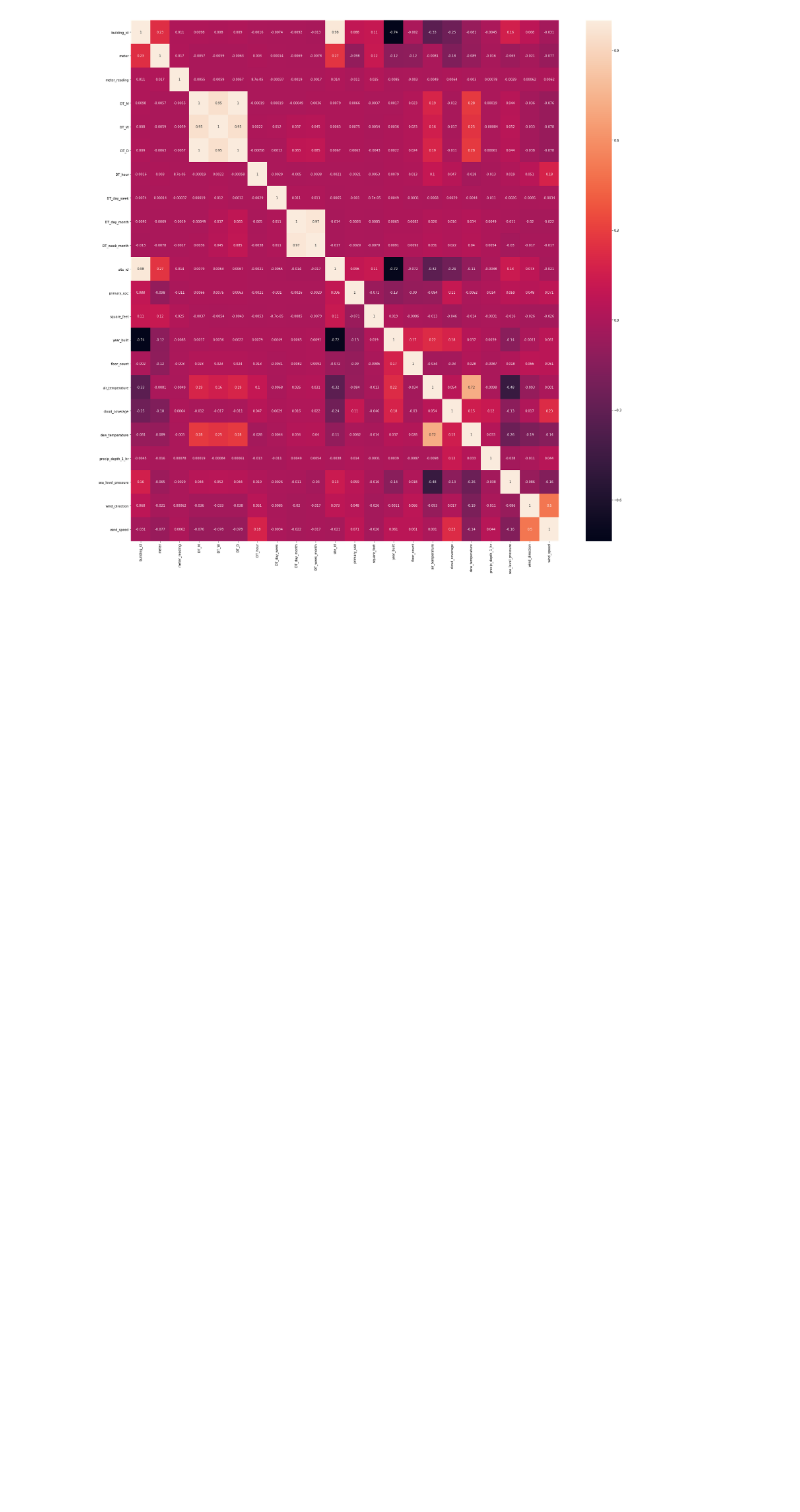
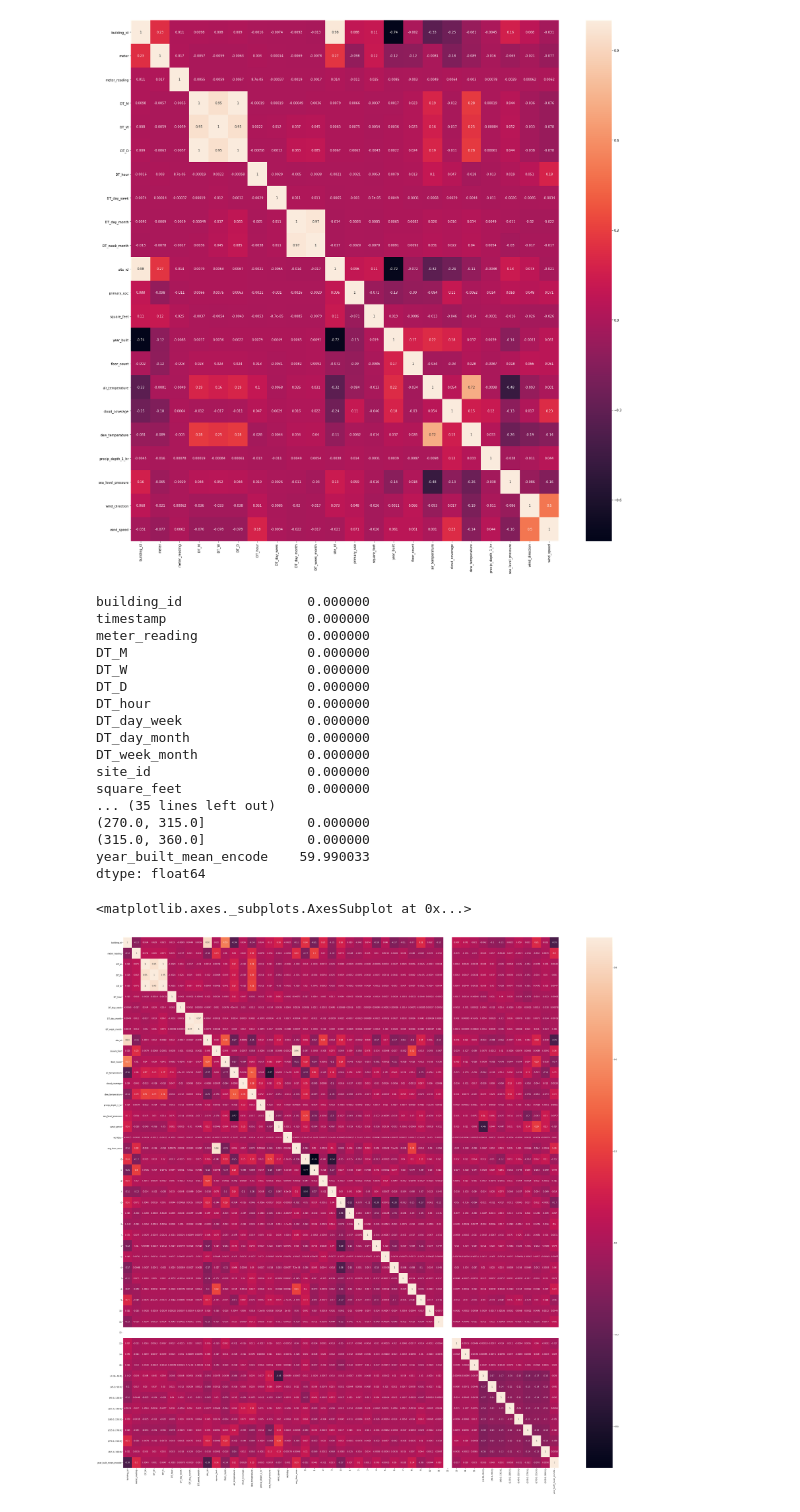
Before and after one commit to Beepbloop/ashrae-energy, a Jupyter notebook: checkOutData.ipynb, the cells around one changed output. Drawn from its saved outputs; the diff is of its cells as text; code cells hidden in the pictures; blank space fills up the shorter version.

```diff
--- a/checkOutData.ipynb
+++ b/checkOutData.ipynb
@@ -195,3 +196,29 @@ sns.heatmap(train_df.dropna().corr(), annot=True)
 # %% [output]
 <matplotlib.axes._subplots.AxesSubplot at 0x...>
 [figure]
+# %%
+FE_train_V1 = pd.read_pickle('../../Datas/ashre-energy/FE_train_V1.pkl')
+# %%
+plt.figure(figsize=[50,50])
+print(FE_train_V1.isna().sum()/FE_train_V1.shape[0]*100)
+sns.heatmap(FE_train_V1.dropna().corr(), annot=True)
+# %% [output]
+building_id                0.000000
+timestamp                  0.000000
+meter_reading              0.000000
+DT_M                       0.000000
+DT_W                       0.000000
+DT_D                       0.000000
+DT_hour                    0.000000
+DT_day_week                0.000000
+DT_day_month               0.000000
+DT_week_month              0.000000
+site_id                    0.000000
+square_feet                0.000000
+... (35 lines left out)
+(270.0, 315.0]             0.000000
+(315.0, 360.0]             0.000000
+year_built_mean_encode    59.990033
+dtype: float64
+<matplotlib.axes._subplots.AxesSubplot at 0x...>
+[figure, added]
```
Also changed, not shown: parts of 1 cell of this notebook, 3 other files.
